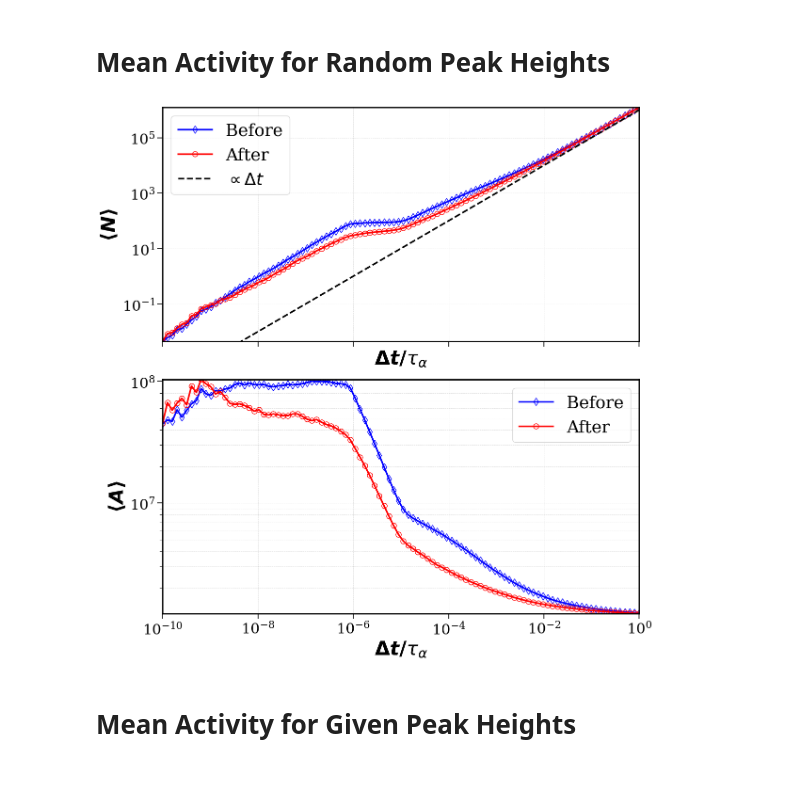
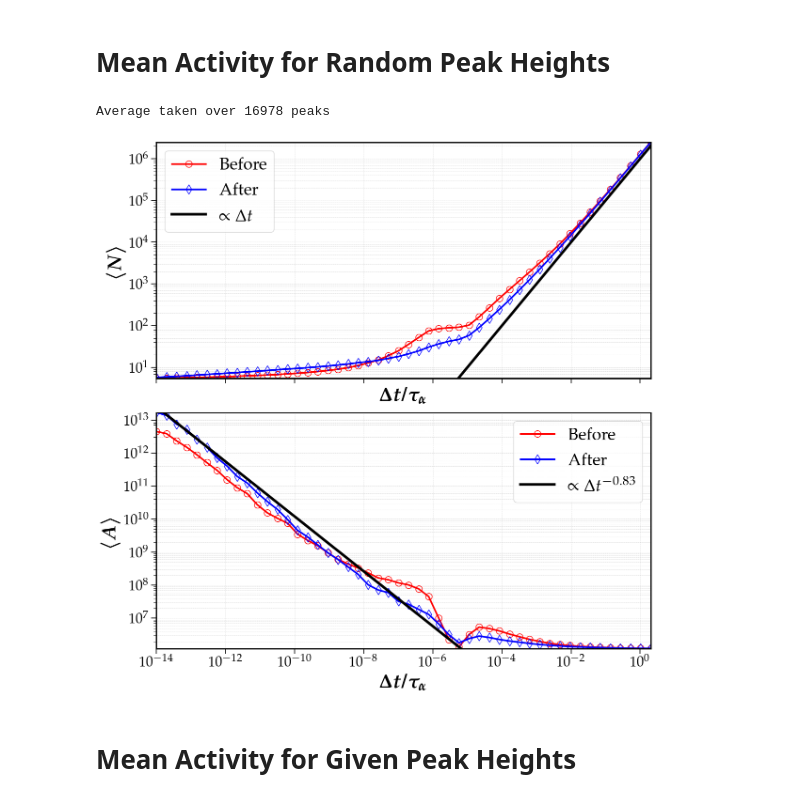
Before and after one commit to sylvainshan/PHYS-422-Foreshocks-and-Aftershocks-in-Thermal-Creep-Dynamics, a Jupyter notebook: Activity_analysis.ipynb, the cells around one changed output. Drawn from its saved outputs; the diff is of its cells as text; code cells hidden in the pictures.

```diff
--- a/Activity_analysis.ipynb
+++ b/Activity_analysis.ipynb
@@ -131,11 +241,11 @@ if COMPUTE_ACTIVITY_FOR_RANDOM_HEIGHTS:
 
     all_random_n_peaks = np.sum([output_dicts[i]['n_random_peaks'] for i in range(N_SAMPLES)], axis=0)
 
-    random_activity_before = all_random_n_before / random_time_windows
+    random_activity_before = np.gradient(all_random_n_before, random_time_windows, axis=1)
     mean_random_activity_before = np.mean(random_activity_before, axis=0)
     std_random_activity_before = np.std(random_activity_before, axis=0, ddof=1)
 
-    random_activity_after = all_random_n_after / random_time_windows
+    random_activity_after = np.gradient(all_random_n_after, random_time_windows, axis=1)
     mean_random_activity_after = np.mean(random_activity_after, axis=0)
     std_random_activity_after = np.std(random_activity_after, axis=0, ddof=1)
 # %%
@@ -197,26 +307,14 @@ plt.show()
 # Activity for Random Microscopic Event
 # %%
 if COMPUTE_ACTIVITY_FOR_RANDOM_MICROSCOPIC_EVENT:
-    micro_time_windows = n_events_around_micro_event_dict['time_windows']
-    mean_n_micro_before = n_events_around_micro_event_dict['mean_n_before']
-    mean_n_micro_after = n_events_around_micro_event_dict['mean_n_after']
-    std_n_micro_before = n_events_around_micro_event_dict['std_n_before']
-    std_n_micro_after = n_events_around_micro_event_dict['std_n_after']
-
-    mean_a_micro_before = np.gradient(mean_n_micro_before, micro_time_windows)
-    mean_a_micro_after = np.gradient(mean_n_micro_after, micro_time_windows)
-
-    median_n_micro_before = np.median(n_events_around_micro_event_dict['n_before'], axis=0)
-    median_n_micro_after = np.median(n_events_around_micro_event_dict['n_after'], axis=0)
-
     fig, axs = plt.subplots(2, 1, sharex=True, figsize=(12, 12))
-    axs[0].plot(micro_time_windows, mean_n_micro_before, marker='d', fillstyle='none', linestyle='-', color='b', label='Before', markersize=8)
+    axs[0].plot(micro_time_windows, mean_n_micro_before, marker='d', fillstyle='none', linestyle='-', color='b', label='Before')
     # axs[0].fill_between(micro_time_windows, mean_n_micro_before - std_n_micro_before, mean_n_micro_before + std_n_micro_before, color='b', alpha=0.25)
 
-    axs[0].plot(micro_time_windows, mean_n_micro_after, marker='o', fillstyle='none', linestyle='-', color='r', label='After', markersize=8)
+    axs[0].plot(micro_time_windows, mean_n_micro_after, marker='o', fillstyle='none', linestyle='-', color='r', label='After')
     # axs[0].fill_between(micro_time_windows, mean_n_micro_after - std_n_micro_after, mean_n_micro_after + std_n_micro_after, color='r', alpha=0.25)
 
-    axs[0].plot(micro_time_windows, 1e6 * micro_time_windows, linestyle='--', color='black', label=r'$\propto \Delta t$')
+    axs[0].plot(micro_time_windows, 1e6 * micro_time_windows, linestyle='-', color='black', label=r'$\propto \Delta t$', linewidth=4)
     axs[0].set_xscale('log')
     axs[0].set_yscale('log')
     axs[0].set_xlabel(r'$\boldsymbol{\Delta t/\tau_\alpha}$')
@@ -227,8 +325,9 @@ if COMPUTE_ACTIVITY_FOR_RANDOM_MICROSCOPIC_EVENT:
     axs[0].legend(loc='best')
     axs[0].grid(True, alpha=0.3, which='both', ls='--')
 
-    axs[1].plot(micro_time_windows, mean_a_micro_before,marker='d', fillstyle='none', linestyle='-', color='b', label='Before', markersize=8)
-    axs[1].plot(micro_time_windows, mean_a_micro_after, marker='o',   fillstyle='none', linestyle='-', color='r', label='After', markersize=8)
+    axs[1].plot(micro_time_windows, mean_a_micro_before,marker='d', fillstyle='none', linestyle='-', color='b', label='Before', alpha=0.8)
+    axs[1].plot(micro_time_windows, mean_a_micro_after, marker='o',   fillstyle='none', linestyle='-', color='r', label='After', alpha=0.8)
+    axs[1].plot(micro_time_windows, 5e2*micro_time_windows**(-0.83), linestyle='-', color='black', label=r'$\propto \Delta t^{-0.83}$', linewidth=4)
     axs[1].set_xscale('log')
     axs[1].set_yscale('log')
     axs[1].set_xlabel(r'$\boldsymbol{\Delta t/\tau_\alpha}$')
@@ -256,48 +356,48 @@ if COMPUTE_ACTIVITY_FOR_RANDOM_MICROSCOPIC_EVENT:
 # Mean Activity for Random Peak Heights
 # %%
 if COMPUTE_ACTIVITY_FOR_RANDOM_HEIGHTS:
+    print(f"Average taken over {all_random_n_peaks} peaks")
     fig, axs = plt.subplots(2, 1, sharex=True, figsize=(12, 12))
-    axs[0].plot(random_time_windows, mean_random_n_before, marker='d', fillstyle='none', linestyle='-', color='b', label='Before', markersize=8)
-    axs[0].plot(random_time_windows, mean_random_n_after, marker='o', fillstyle='none', linestyle='-', color='r', label='After', markersize=8)
-    axs[0].plot(random_time_windows, 1e6 * random_time_windows, linestyle='--', color='black',
-                label=r'$\propto \Delta t$')
+    axs[0].plot(random_time_windows, mean_random_n_before, marker='d', fillstyle='none', linestyle='-', color='b', label='Before')
+    axs[0].plot(random_time_windows, mean_random_n_after, marker='o', fillstyle='none', linestyle='-', color='r', label='After')
+    axs[0].plot(random_time_windows, 1e6 * random_time_windows, linestyle='-', color='black', label=r'$\propto \Delta t$', linewidth=4)
     axs[0].set_xscale('log')
     axs[0].set_yscale('log')
     axs[0].set_xlabel(r'$\boldsymbol{\Delta t/\tau_\alpha}$')
     axs[0].set_ylabel(r'$\boldsymbol{\langle N \rangle}$')
     axs[0].set_xlim(min(random_time_windows), max(random_time_windows))
     axs[0].set_ylim(min([mean_random_n_before.min(), mean_random_n_after.min()]),
                     max([mean_random_n_before.max(), mean_random_n_after.max()]))
     axs[0].legend(loc='best')
     axs[0].grid(True, alpha=0.3, which='both', ls='--')
 
-
-
-    axs[1].plot(random_time_windows, mean_random_activity_before,marker='d', fillstyle='none', linestyle='-', color='b', label='Before', markersize=8)
-    axs[1].plot(random_time_windows, mean_random_activity_after, marker='o',   fillstyle='none', linestyle='-', color='r', label='After', markersize=8)
+    axs[1].plot(random_time_windows, mean_random_activity_before,marker='d', fillstyle='none', linestyle='-', color='b', label='Before')
+    axs[1].plot(random_time_windows, mean_random_activity_after, marker='o',   fillstyle='none', linestyle='-', color='r', label='After')
+    axs[1].plot(random_time_windows, 6e1*random_time_windows**(-0.83), linestyle='-', color='black', label=r'$\propto \Delta t^{-0.83}$', linewidth=4)
     axs[1].set_xscale('log')
     axs[1].set_yscale('log')
     axs[1].set_xlabel(r'$\boldsymbol{\Delta t/\tau_\alpha}$')
     axs[1].set_ylabel(r'$\boldsymbol{\langle A \rangle}$')
     axs[1].set_xlim(min(random_time_windows), max(random_time_windows))
     axs[1].set_ylim(min([mean_random_activity_before.min(), mean_random_activity_after.min()]),
                     max([mean_random_activity_before.max(), mean_random_activity_after.max()]))
     axs[1].legend(loc='best')
     axs[1].grid(True, alpha=0.3, which='both', ls='--')
 
     plt.tight_layout()
 
     if SAVE_PLOT:
         save_dir = os.path.join(FIGURE_DIR)
         if not os.path.exists(save_dir):
             os.makedirs(save_dir)
         plt.savefig(os.path.join(save_dir, 'activity_vs_time_random2.pdf'), bbox_inches='tight')
         with open(os.path.join(save_dir, 'activity_vs_time_random2.pkl'), 'wb') as f:
             pickle.dump(fig, f)
 
     plt.show()
 # %% [output]
+Average taken over 16978 peaks
-[figure, old version]
+[figure, new version]
 # %% [markdown]
 # Mean Activity for Given Peak Heights
 # %%
```
Also changed, not shown: parts of 20 cells of this notebook, 2 other files.
